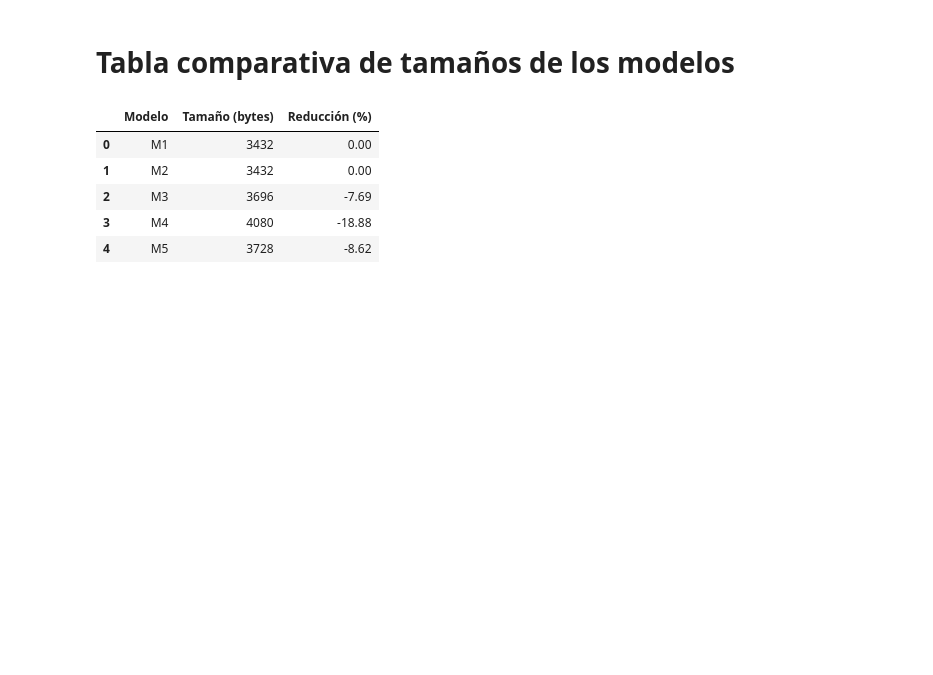
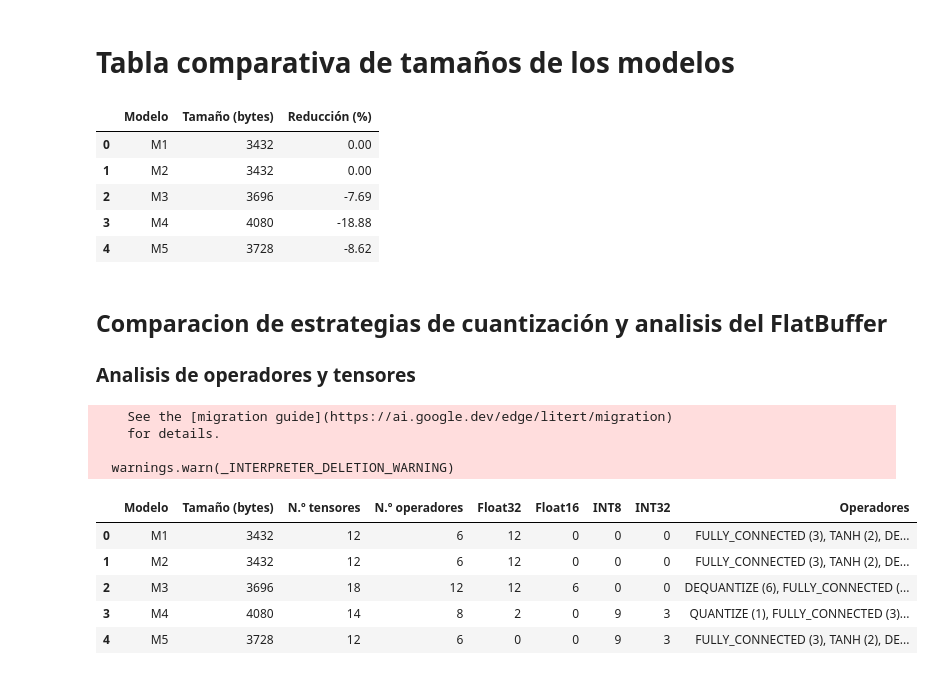
Before and after one commit to Jrgels/TinyML2, a Jupyter notebook: notebooks/Proyecto_1.ipynb, the cells around one changed output. Cells and saved outputs as stored; diff of their text form; code cells hidden in the pictures; blank space fills up the shorter version.

```diff
--- a/notebooks/Proyecto_1.ipynb
+++ b/notebooks/Proyecto_1.ipynb
@@ -815,3 +815,69 @@ display(df_tamanos)
 | 2 | M3 | 3696 | -7.69 |
 | 3 | M4 | 4080 | -18.88 |
 | 4 | M5 | 3728 | -8.62 |
+# %% [markdown]
+## Comparacion de estrategias de cuantización y analisis del FlatBuffer
+
+### Analisis de operadores y tensores
+# %%
+from collections import Counter
+import pandas as pd
+import tensorflow as tf
+
+resultados = []
+
+for nombre, archivo in modelos.items():
+
+    lite = tf.lite.Interpreter(
+        model_path=str(archivo)
+    )
+
+    lite.allocate_tensors()
+
+    # Obtener información de los tensores
+    tensores = lite.get_tensor_details()
+
+    # Obtener información de los operadores
+    operadores = lite._get_ops_details()
+
+    # Contar los tipos de datos
+    tipos = Counter(
+        tensor["dtype"].__name__
+        for tensor in tensores
+    )
+
+    # Contar operadores por tipo
+    ops = Counter(
+        op["op_name"]
+        for op in operadores
+    )
+
+    resultados.append({
+        "Modelo": nombre,
+        "Tamaño (bytes)": archivo.stat().st_size,
+        "N.º tensores": len(tensores),
+        "N.º operadores": len(operadores),
+        "Float32": tipos.get("float32", 0),
+        "Float16": tipos.get("float16", 0),
+        "INT8": tipos.get("int8", 0),
+        "INT32": tipos.get("int32", 0),
+        "Operadores": ", ".join(
+            f"{op} ({n})"
+            for op, n in ops.items()
+        )
+    })
+
+df_estructura = pd.DataFrame(resultados)
+
+display(df_estructura)
+# %% [output]
+    See the [migration guide](https://ai.google.dev/edge/litert/migration)
+    for details.
+
+  warnings.warn(_INTERPRETER_DELETION_WARNING)
+|  | Modelo | Tamaño (bytes) | N.º tensores | N.º operadores | Float32 | Float16 | INT8 | INT32 | Operadores |
+| 0 | M1 | 3432 | 12 | 6 | 12 | 0 | 0 | 0 | FULLY_CONNECTED (3), TANH (2), DE... |
+| 1 | M2 | 3432 | 12 | 6 | 12 | 0 | 0 | 0 | FULLY_CONNECTED (3), TANH (2), DE... |
+| 2 | M3 | 3696 | 18 | 12 | 12 | 6 | 0 | 0 | DEQUANTIZE (6), FULLY_CONNECTED (... |
+| 3 | M4 | 4080 | 14 | 8 | 2 | 0 | 9 | 3 | QUANTIZE (1), FULLY_CONNECTED (3)... |
+| 4 | M5 | 3728 | 12 | 6 | 0 | 0 | 9 | 3 | FULLY_CONNECTED (3), TANH (2), DE... |
```
Also changed, not shown: parts of 12 cells of this notebook, 6 other files.
